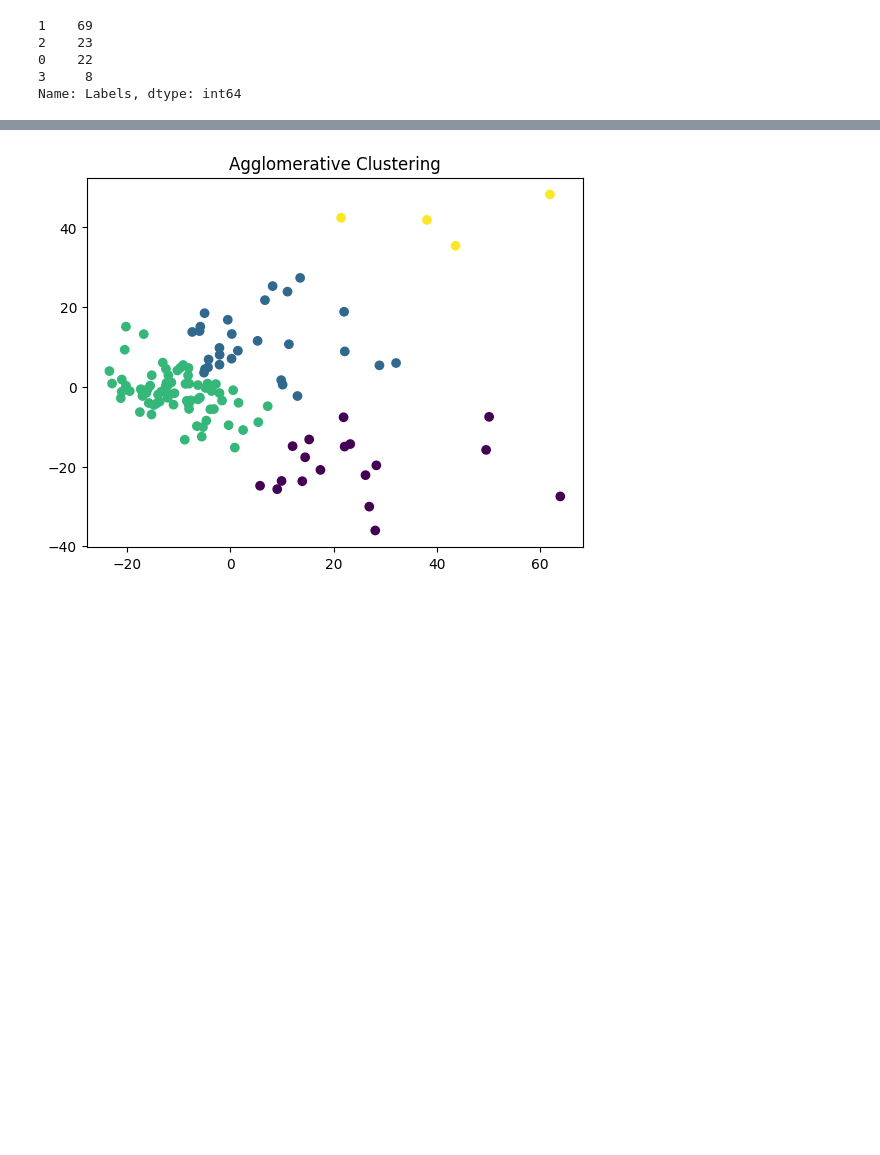
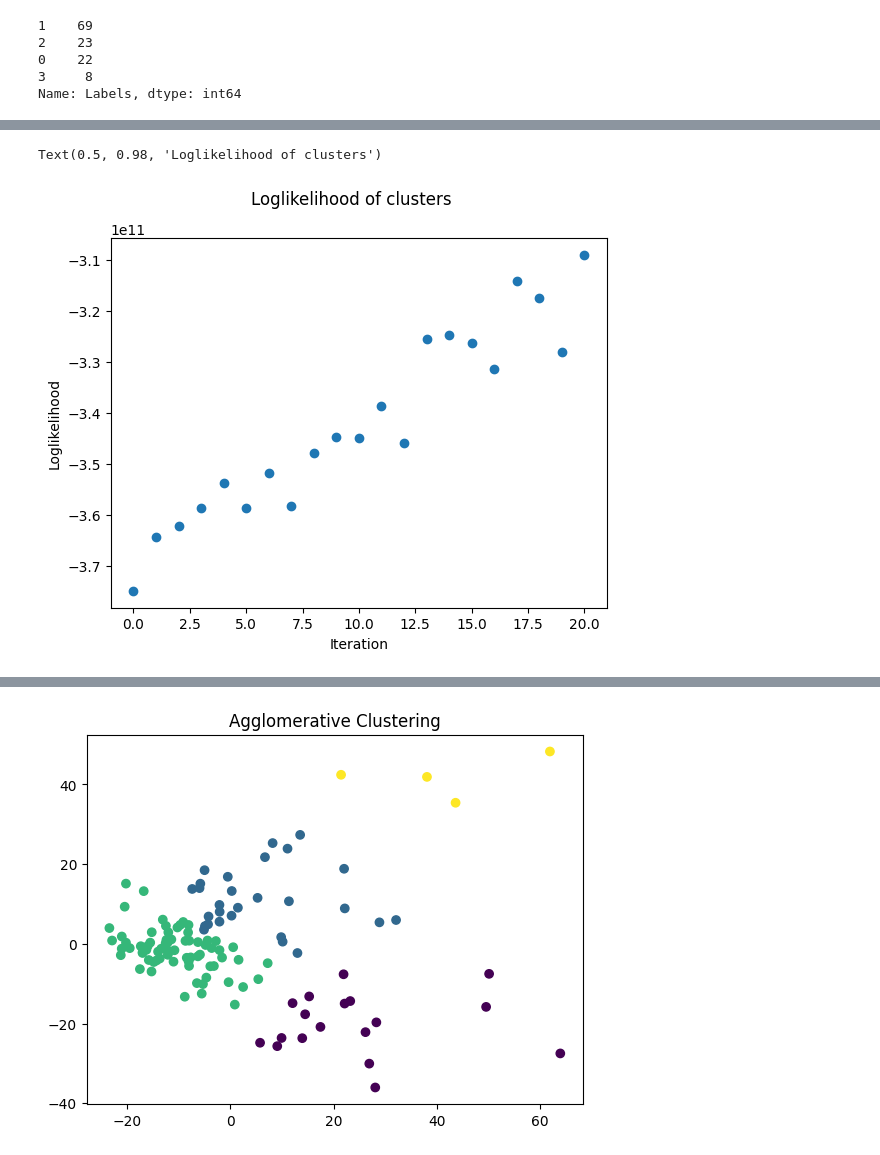
Before and after one commit to simoninic/CG_Final_Project, a Jupyter notebook: cnv_hmm_nb.ipynb, the cells around one changed output, grey strips where cells are left out. Saved outputs shown, nothing was run; the diff lists cells and outputs as text; code cells hidden in the pictures; blank space fills up the shorter version.

Commit message:
Fixed Bug with loglikelihood

```diff
--- a/cnv_hmm_nb.ipynb
+++ b/cnv_hmm_nb.ipynb
@@ -222,2 +244,11 @@ for i in range(10): # this should be a higher number 'm' probably (check paper)
+# %%
+fig, ax = plt.subplots(1,1)
+ax.scatter(range(len(ll_record)), ll_record)
+ax.set_xlabel('Iteration')
+ax.set_ylabel('Loglikelihood')
+fig.suptitle('Loglikelihood of clusters')
+# %% [output]
+Text(0.5, 0.98, 'Loglikelihood of clusters')
+[figure, added]
 # %%
 df = pca.fit_transform(cluster_df_copy)
```
Also changed, not shown: parts of 5 cells of this notebook.
